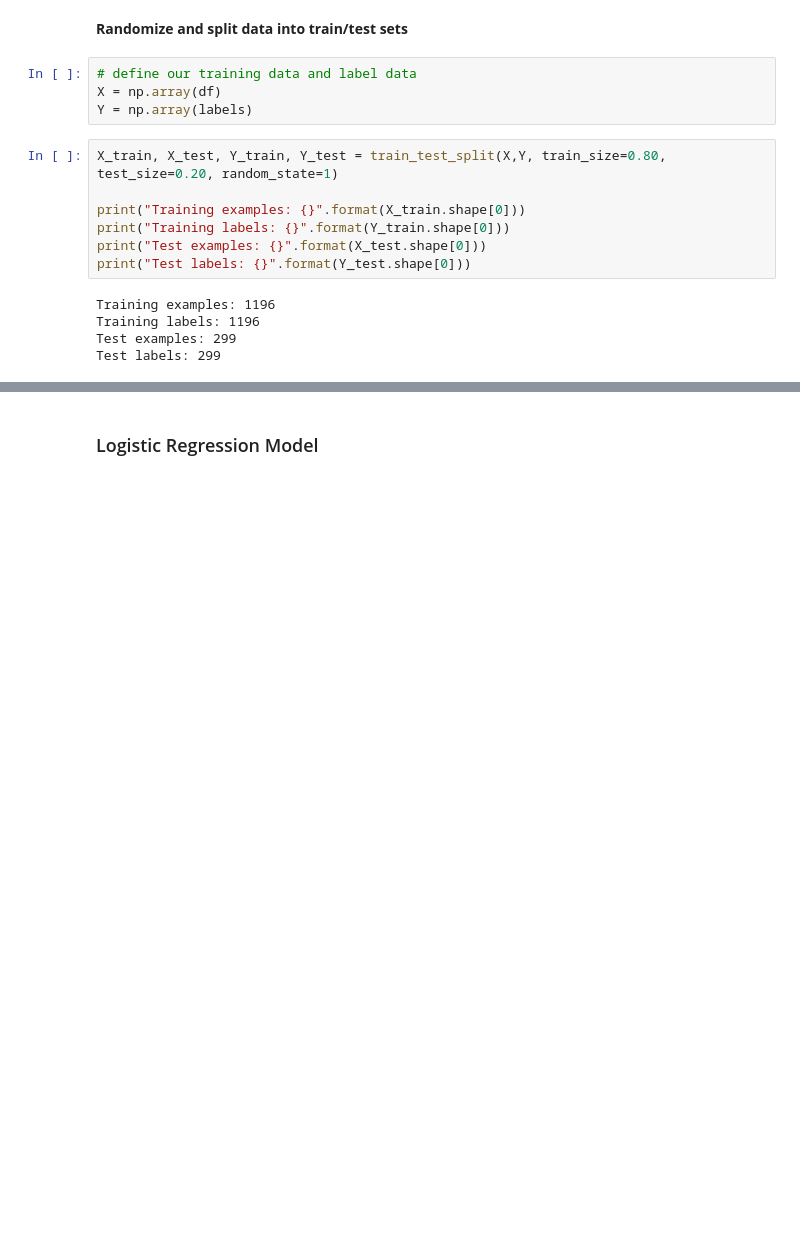
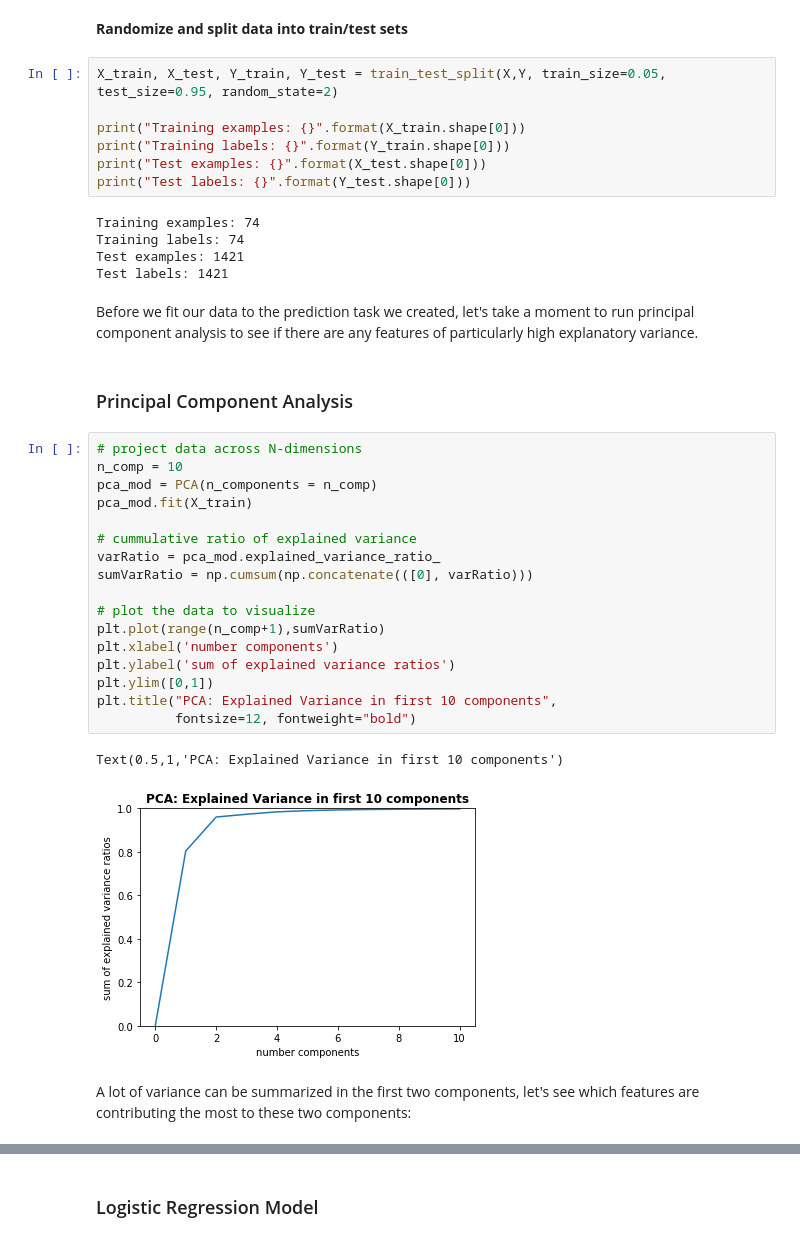
Before and after one commit to dskarbrevik/League-of-Legends-Churn-Prediction, a Jupyter notebook: LoL Churn Predictor [Part 3 - Data Modeling].ipynb, the cells around one changed output, grey strips where cells are left out. Drawn from its saved outputs; the diff is of its cells as text; blank space fills up the shorter version.

```diff
--- a/LoL Churn Predictor [Part 3 - Data Modeling].ipynb
+++ b/LoL Churn Predictor [Part 3 - Data Modeling].ipynb
@@ -259,18 +268,40 @@ labels = pd.read_csv("./data/ml_data_labels.csv", encoding="ISO-8859-1")
 # %% [markdown]
 **Randomize and split data into train/test sets**
-# %%
-# define our training data and label data
-X = np.array(df)
-Y = np.array(labels)
 # %%
-X_train, X_test, Y_train, Y_test = train_test_split(X,Y, train_size=0.80, test_size=0.20, random_state=1)
+X_train, X_test, Y_train, Y_test = train_test_split(X,Y, train_size=0.05, test_size=0.95, random_state=2)
 
 print("Training examples: {}".format(X_train.shape[0]))
 print("Training labels: {}".format(Y_train.shape[0]))
 print("Test examples: {}".format(X_test.shape[0]))
 print("Test labels: {}".format(Y_test.shape[0]))
 # %% [output]
-Training examples: 1196
-Training labels: 1196
-Test examples: 299
-Test labels: 299
+Training examples: 74
+Training labels: 74
+Test examples: 1421
+Test labels: 1421
+# %% [markdown]
+Before we fit our data to the prediction task we created, let's take a moment to run principal component analysis to see if there are any features of particularly high explanatory variance.
+# %% [markdown]
+### Principal Component Analysis
+# %%
+# project data across N-dimensions
+n_comp = 10
+pca_mod = PCA(n_components = n_comp)
+pca_mod.fit(X_train)
+
+# cummulative ratio of explained variance
+varRatio = pca_mod.explained_variance_ratio_
+sumVarRatio = np.cumsum(np.concatenate(([0], varRatio)))
+
+# plot the data to visualize
+plt.plot(range(n_comp+1),sumVarRatio)
+plt.xlabel('number components')
+plt.ylabel('sum of explained variance ratios')
+plt.ylim([0,1])
+plt.title("PCA: Explained Variance in first 10 components",
+          fontsize=12, fontweight="bold")
+# %% [output]
+Text(0.5,1,'PCA: Explained Variance in first 10 components')
+[figure, added]
+# %% [markdown]
+A lot of variance can be summarized in the first two components, let's see which features are contributing the most to these two components:
```
Also changed, not shown: parts of 18 cells of this notebook, 4 other files.
